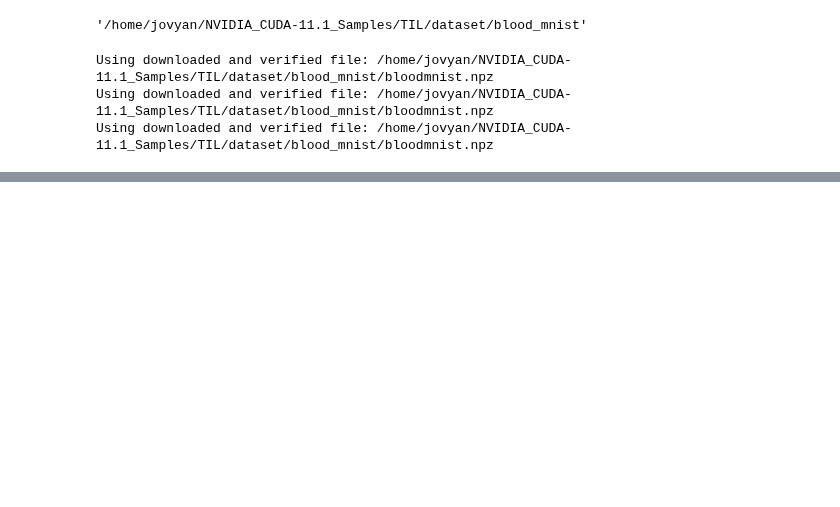
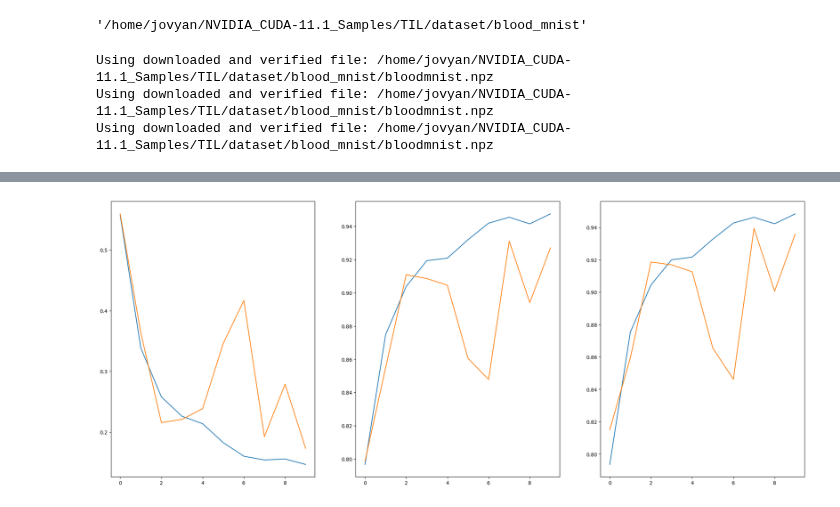
Before and after one commit to EvoDmiK/TIL, a Jupyter notebook: AI_study/CV/MIA/BloodMNIST.ipynb, the cells around one changed output, grey strips where cells are left out. Drawn from its saved outputs; the diff is of its cells as text; code cells hidden in the pictures; blank space fills up the shorter version.

```diff
--- a/AI_study/CV/MIA/BloodMNIST.ipynb
+++ b/AI_study/CV/MIA/BloodMNIST.ipynb
@@ -239,0 +254,11 @@ TypeError: conv2d() received an invalid combination of arguments - got (Tensor,
+# %%
+_, axes = plt.subplots(1, 3, figsize = (25, 10))
+
+metrics = ['loss', 'accuracy', 'f1']
+
+for idx, metric in enumerate(metrics):
+
+    axes[idx].plot(range(EPOCHS), history['train'][metric],
+                   range(EPOCHS), history['valid'][metric])
+# %% [output]
+[figure, added]
```
Also changed, not shown: parts of 6 cells of this notebook.
